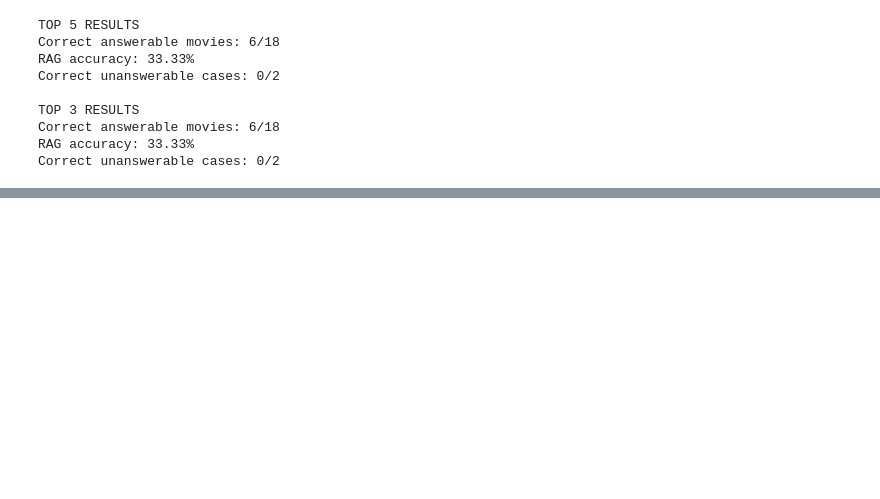
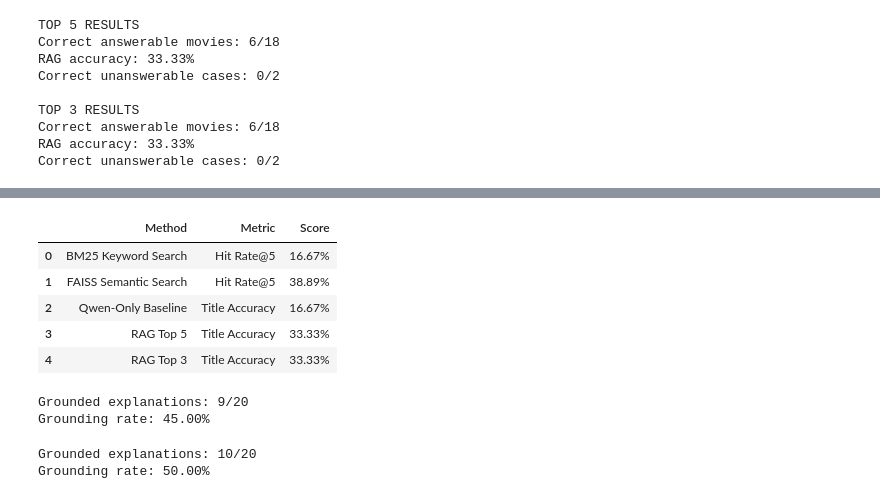
Before and after one commit to aroger78/Movie-Memory, a Jupyter notebook: AI301_Group1_Final.ipynb, the cells around one changed output, grey strips where cells are left out. Cells and saved outputs as stored; diff of their text form; code cells hidden in the pictures; blank space fills up the shorter version.

```diff
--- a/AI301_Group1_Final.ipynb
+++ b/AI301_Group1_Final.ipynb
@@ -900,0 +878,55 @@ Correct unanswerable cases: 0/2
+# %%
+# Combine the evaluation results for all five methods
+final_results_df = pd.DataFrame([
+    ['BM25 Keyword Search', 'Hit Rate@5', results_df['Hit@5'].mean()],
+    ['FAISS Semantic Search', 'Hit Rate@5', semantic_results_df['Hit@5'].mean()],
+    ['Qwen-Only Baseline', 'Title Accuracy', qwen_results_df['Correct_Title'].sum() / answerable_tests],
+    ['RAG Top 5', 'Title Accuracy', top5_scored.loc[top5_scored['Expected Movie'] != 'Unanswerable', 'Correct'].mean()],
+    ['RAG Top 3', 'Title Accuracy', top3_scored.loc[top3_scored['Expected Movie'] != 'Unanswerable', 'Correct'].mean()]
+], columns=['Method', 'Metric', 'Score'])
+
+# Format the scores as percentages
+final_results_df['Score'] = final_results_df['Score'].map('{:.2%}'.format)
+
+# Display the final evaluation table
+display(final_results_df)
+
+# Save the evaluation results
+final_results_df.to_csv('movie_memory_final_results.csv', index=False)
+# %% [output]
+|  | Method | Metric | Score |
+| 0 | BM25 Keyword Search | Hit Rate@5 | 16.67% |
+| 1 | FAISS Semantic Search | Hit Rate@5 | 38.89% |
+| 2 | Qwen-Only Baseline | Title Accuracy | 16.67% |
+| 3 | RAG Top 5 | Title Accuracy | 33.33% |
+| 4 | RAG Top 3 | Title Accuracy | 33.33% |
+# %%
+# Record the manually reviewed top-5 RAG grounding scores
+top5_scored['Grounded'] = [
+    0, 1, 0, 1, 0,
+    0, 1, 1, 0, 1,
+    1, 1, 1, 0, 0,
+    1, 0, 0, 0, 0
+]
+
+# Calculate the grounding rate
+print(f"Grounded explanations: {top5_scored['Grounded'].sum()}/20")
+print(f"Grounding rate: {top5_scored['Grounded'].mean():.2%}")
+# %% [output]
+Grounded explanations: 9/20
+Grounding rate: 45.00%
+# %%
+# Record the manually reviewed top-3 RAG grounding scores
+top3_scored['Grounded'] = [
+    1, 0, 1, 0, 0,
+    1, 1, 1, 0, 1,
+    0, 0, 0, 1, 1,
+    0, 1, 1, 0, 0
+]
+
+# Calculate the grounding rate
+print(f"Grounded explanations: {top3_scored['Grounded'].sum()}/20")
+print(f"Grounding rate: {top3_scored['Grounded'].mean():.2%}")
+# %% [output]
+Grounded explanations: 10/20
+Grounding rate: 50.00%
```
Also changed, not shown: parts of 8 cells of this notebook.
